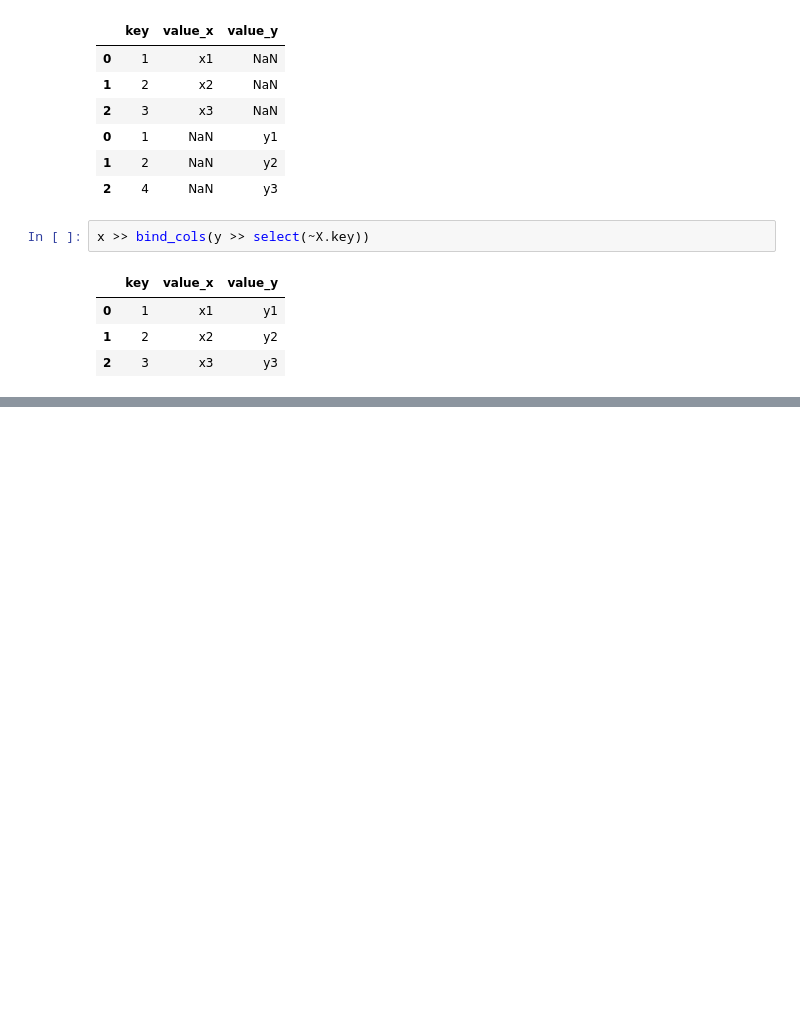
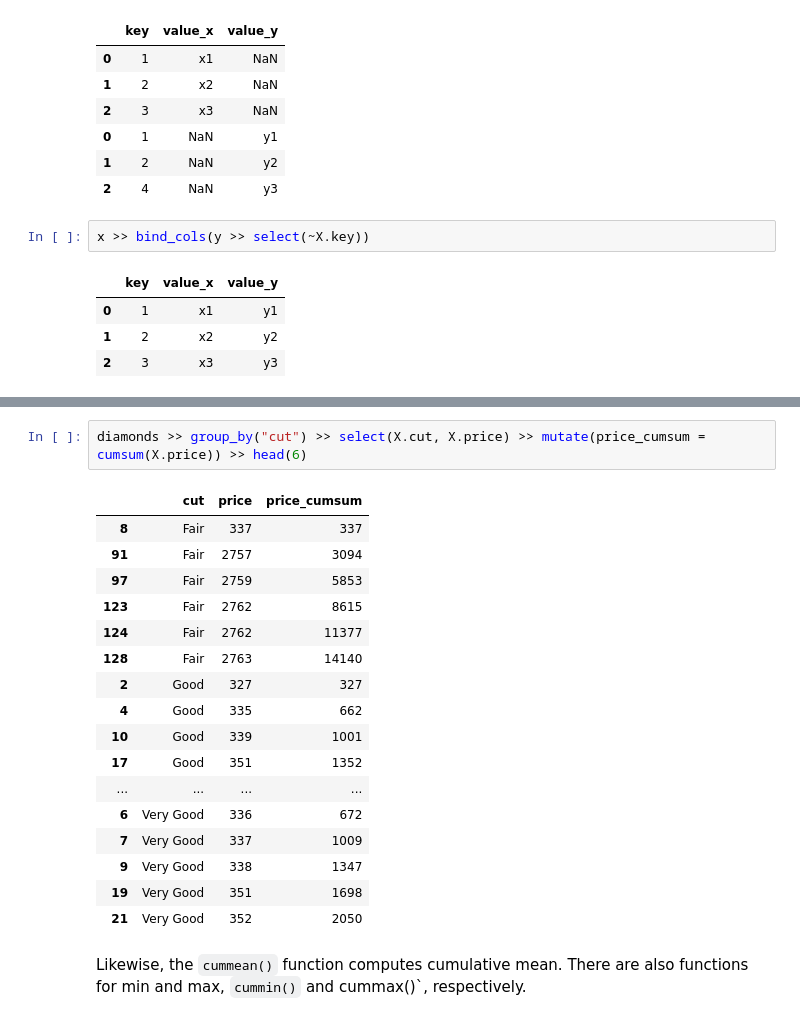
Before and after one commit to dss5202-2410/Notebooks, a Jupyter notebook: More_on_dplyr.ipynb, the cells around one changed output, grey strips where cells are left out. Drawn from its saved outputs; the diff is of its cells as text; blank space fills up the shorter version.

```diff
--- a/More_on_dplyr.ipynb
+++ b/More_on_dplyr.ipynb
@@ -634,0 +874,22 @@ x >> bind_cols(y >> select(~X.key))
+# %%
+diamonds >> group_by("cut") >> select(X.cut, X.price) >> mutate(price_cumsum = cumsum(X.price)) >> head(6)
+# %% [output]
+|  | cut | price | price_cumsum |
+| 8 | Fair | 337 | 337 |
+| 91 | Fair | 2757 | 3094 |
+| 97 | Fair | 2759 | 5853 |
+| 123 | Fair | 2762 | 8615 |
+| 124 | Fair | 2762 | 11377 |
+| 128 | Fair | 2763 | 14140 |
+| 2 | Good | 327 | 327 |
+| 4 | Good | 335 | 662 |
+| 10 | Good | 339 | 1001 |
+| 17 | Good | 351 | 1352 |
+| ... | ... | ... | ... |
+| 6 | Very Good | 336 | 672 |
+| 7 | Very Good | 337 | 1009 |
+| 9 | Very Good | 338 | 1347 |
+| 19 | Very Good | 351 | 1698 |
+| 21 | Very Good | 352 | 2050 |
+# %% [markdown]
+Likewise, the `cummean()` function computes cumulative mean. There are also functions for min and max, `cummin()` and cummax()`, respectively.
```
Also changed, not shown: parts of 30 cells of this notebook.
